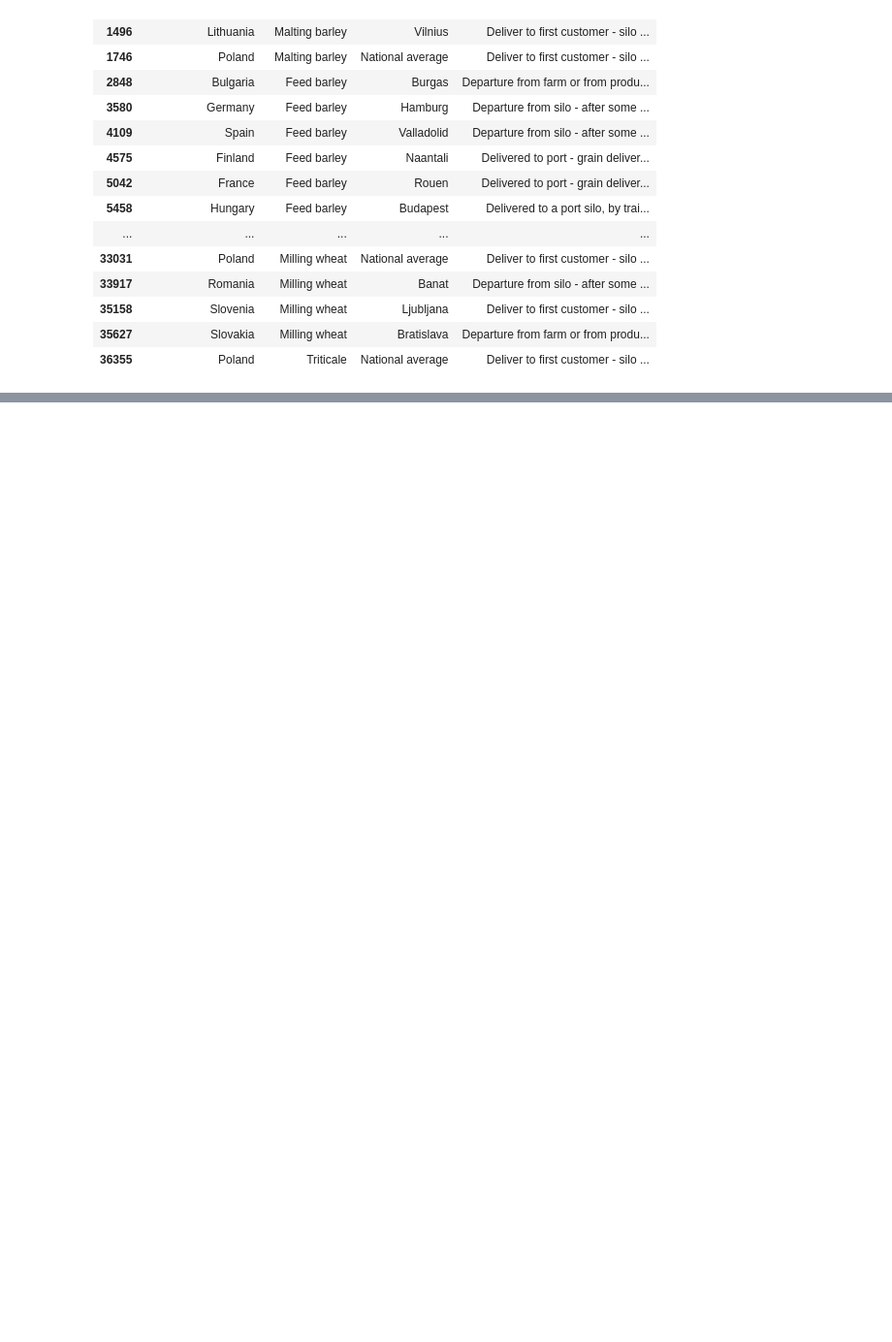
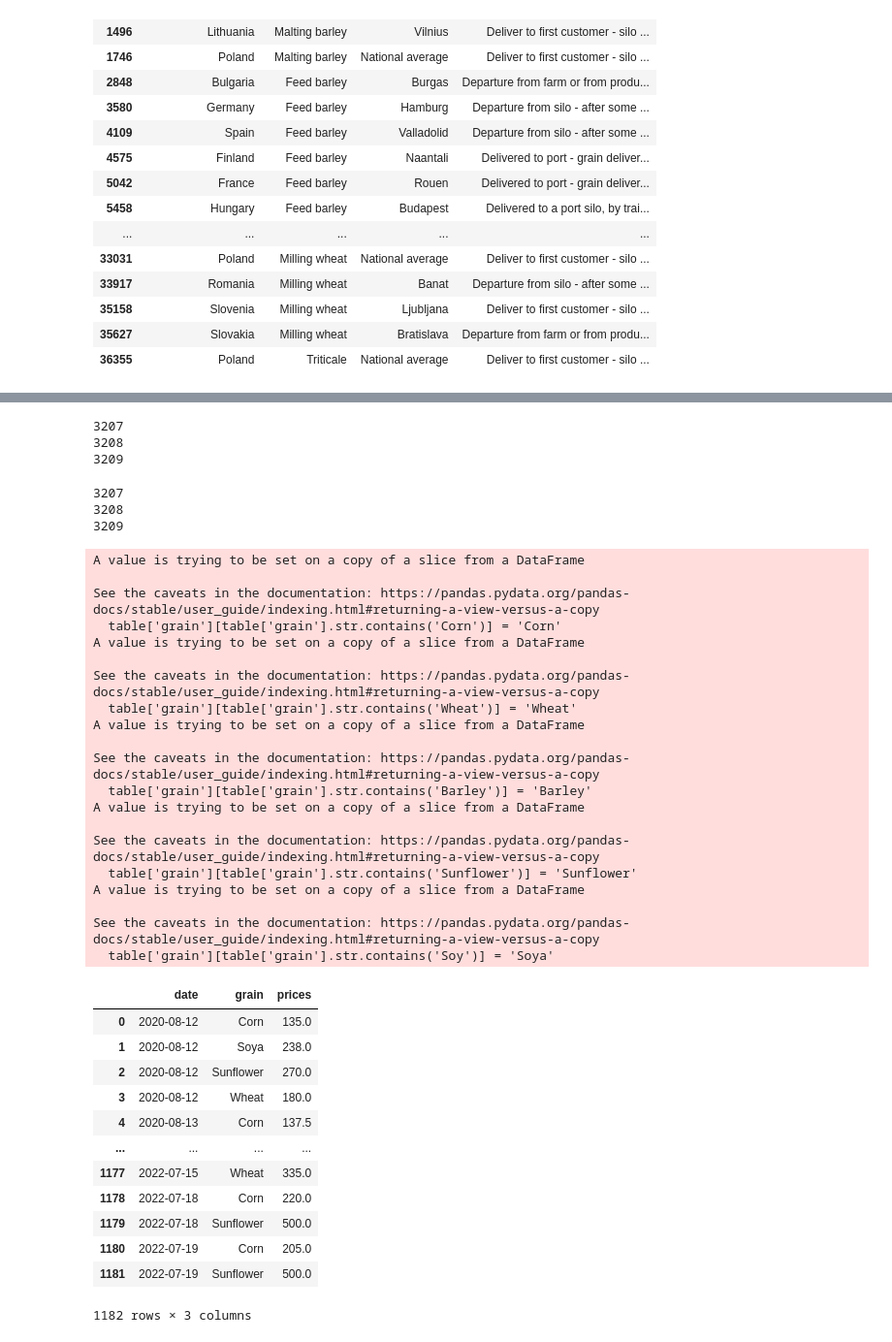
Before and after one commit to smsec-alt/glcpr, a Jupyter notebook: Untitled-1.ipynb, the cells around one changed output, grey strips where cells are left out. Shown at 97% size. Drawn from its saved outputs; the diff is of its cells as text; code cells hidden in the pictures; blank space fills up the shorter version.

Commit message:
added argy charts

```diff
--- a/Untitled-1.ipynb
+++ b/Untitled-1.ipynb
@@ -615,0 +615,71 @@ DatetimeIndex(['2020-01-01', '2020-01-02', '2020-01-03', '2020-01-04',
+# %%
+months_dict = {'abril':4,
+ 'agosto':8,
+ 'diciembre':12,
+ 'enero':1,
+ 'febrero':2,
+ 'julio':7,
+ 'junio':6,
+ 'marzo':3,
+ 'mayo':5,
+ 'noviembre':11,
+ 'octubre':10,
+ 'septiembre':9}
+
+df = argy_cash_prices()
+
+dates_list=df['date'][df['date'].str.contains(' de')].str.split()
+
+dates_processed={}
+for date in dates_list:
+    if (date==date) and (len(date)==6):
+        day = date[-5].lower().replace('°','')
+        month = months_dict[date[-3].lower()]
+        year = date[-1].lower()
+        dates_processed[' '.join(date)] = datetime.datetime(int(year), month, int(day))
+    else:
+        dates_processed[' '.join(date)] = np.nan
+df['date'] = df['date'].replace(dates_processed)
+# %% [output]
+3207
+3208
+3209
+# %%
+argy_cash_prices()
+# %% [output]
+3207
+3208
+3209
+A value is trying to be set on a copy of a slice from a DataFrame
+
+See the caveats in the documentation: https://pandas.pydata.org/pandas-docs/stable/user_guide/indexing.html#returning-a-view-versus-a-copy
+  table['grain'][table['grain'].str.contains('Corn')] = 'Corn'
+A value is trying to be set on a copy of a slice from a DataFrame
+
+See the caveats in the documentation: https://pandas.pydata.org/pandas-docs/stable/user_guide/indexing.html#returning-a-view-versus-a-copy
+  table['grain'][table['grain'].str.contains('Wheat')] = 'Wheat'
+A value is trying to be set on a copy of a slice from a DataFrame
+
+See the caveats in the documentation: https://pandas.pydata.org/pandas-docs/stable/user_guide/indexing.html#returning-a-view-versus-a-copy
+  table['grain'][table['grain'].str.contains('Barley')] = 'Barley'
+A value is trying to be set on a copy of a slice from a DataFrame
+
+See the caveats in the documentation: https://pandas.pydata.org/pandas-docs/stable/user_guide/indexing.html#returning-a-view-versus-a-copy
+  table['grain'][table['grain'].str.contains('Sunflower')] = 'Sunflower'
+A value is trying to be set on a copy of a slice from a DataFrame
+
+See the caveats in the documentation: https://pandas.pydata.org/pandas-docs/stable/user_guide/indexing.html#returning-a-view-versus-a-copy
+  table['grain'][table['grain'].str.contains('Soy')] = 'Soya'
+|  | date | grain | prices |
+| 0 | 2020-08-12 | Corn | 135.0 |
+| 1 | 2020-08-12 | Soya | 238.0 |
+| 2 | 2020-08-12 | Sunflower | 270.0 |
+| 3 | 2020-08-12 | Wheat | 180.0 |
+| 4 | 2020-08-13 | Corn | 137.5 |
+| ... | ... | ... | ... |
+| 1177 | 2022-07-15 | Wheat | 335.0 |
+| 1178 | 2022-07-18 | Corn | 220.0 |
+| 1179 | 2022-07-18 | Sunflower | 500.0 |
+| 1180 | 2022-07-19 | Corn | 205.0 |
+| 1181 | 2022-07-19 | Sunflower | 500.0 |
+1182 rows × 3 columns
```
Also changed, not shown: parts of 5 cells of this notebook, 1 other file.
